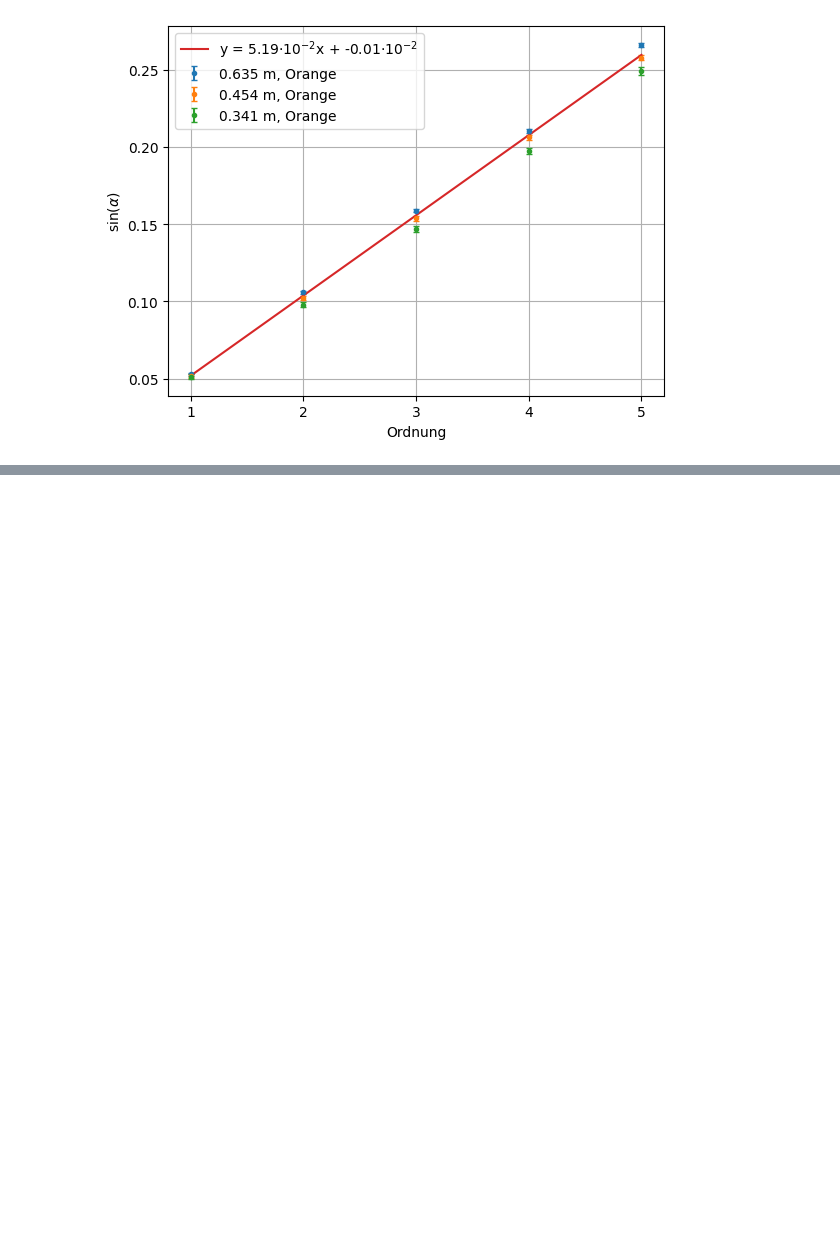
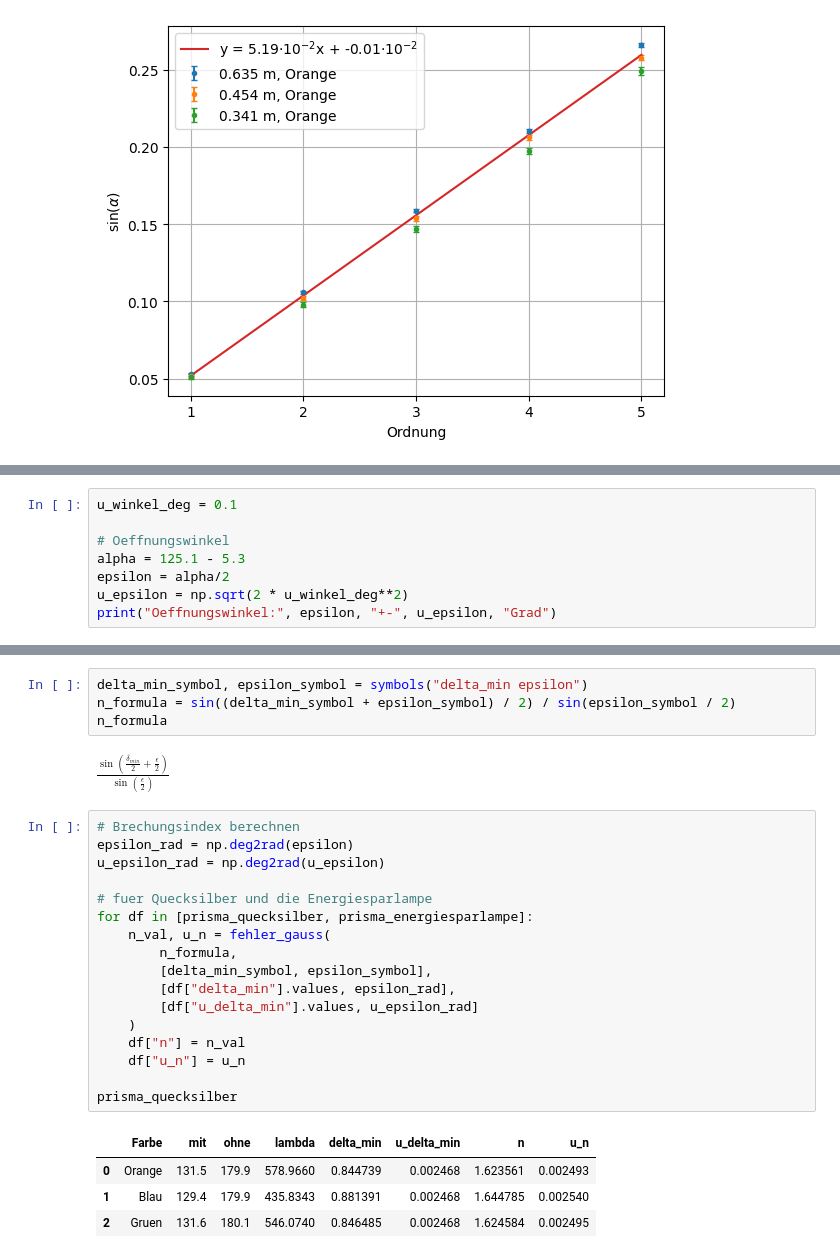
Before and after one commit to RombusBombus/AP3, a Jupyter notebook: BUB/BUB.ipynb, the cells around one changed output, grey strips where cells are left out. Saved outputs shown, nothing was run; the diff lists cells and outputs as text; blank space fills up the shorter version.

```diff
--- a/BUB/BUB.ipynb
+++ b/BUB/BUB.ipynb
@@ -336,0 +324,8 @@ pd.read_excel("BUB.xlsx", sheet_name="PrismaEnergiesparlampe")
+# %%
+u_winkel_deg = 0.1
+
+# Oeffnungswinkel
+alpha = 125.1 - 5.3
+epsilon = alpha/2
+u_epsilon = np.sqrt(2 * u_winkel_deg**2)
+print("Oeffnungswinkel:", epsilon, "+-", u_epsilon, "Grad")
@@ -336,0 +350,28 @@ pd.read_excel("BUB.xlsx", sheet_name="PrismaEnergiesparlampe")
+# %%
+delta_min_symbol, epsilon_symbol = symbols("delta_min epsilon")
+n_formula = sin((delta_min_symbol + epsilon_symbol) / 2) / sin(epsilon_symbol / 2)
+n_formula
+# %% [output]
+$\displaystyle \frac{\sin{\left(\frac{\delta_{min}}{2} + \frac{\epsilon}{2} \right)}}{\sin{\left(\frac{\epsilon}{2} \right)}}$
+# %%
+# Brechungsindex berechnen
+epsilon_rad = np.deg2rad(epsilon)
+u_epsilon_rad = np.deg2rad(u_epsilon)
+
+# fuer Quecksilber und die Energiesparlampe
+for df in [prisma_quecksilber, prisma_energiesparlampe]:
+    n_val, u_n = fehler_gauss(
+        n_formula,
+        [delta_min_symbol, epsilon_symbol],
+        [df["delta_min"].values, epsilon_rad],
+        [df["u_delta_min"].values, u_epsilon_rad]
+    )
+    df["n"] = n_val
+    df["u_n"] = u_n
+
+prisma_quecksilber
+# %% [output]
+|  | Farbe | mit | ohne | lambda | delta_min | u_delta_min | n | u_n |
+| 0 | Orange | 131.5 | 179.9 | 578.9660 | 0.844739 | 0.002468 | 1.623561 | 0.002493 |
+| 1 | Blau | 129.4 | 179.9 | 435.8343 | 0.881391 | 0.002468 | 1.644785 | 0.002540 |
+| 2 | Gruen | 131.6 | 180.1 | 546.0740 | 0.846485 | 0.002468 | 1.624584 | 0.002495 |
```
Also changed, not shown: parts of 7 cells of this notebook, 1 other file.
